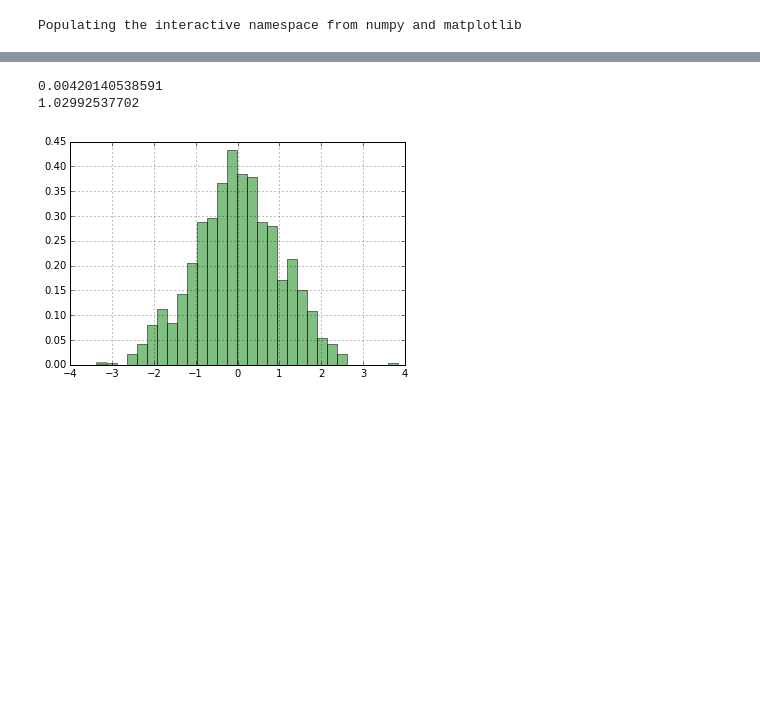
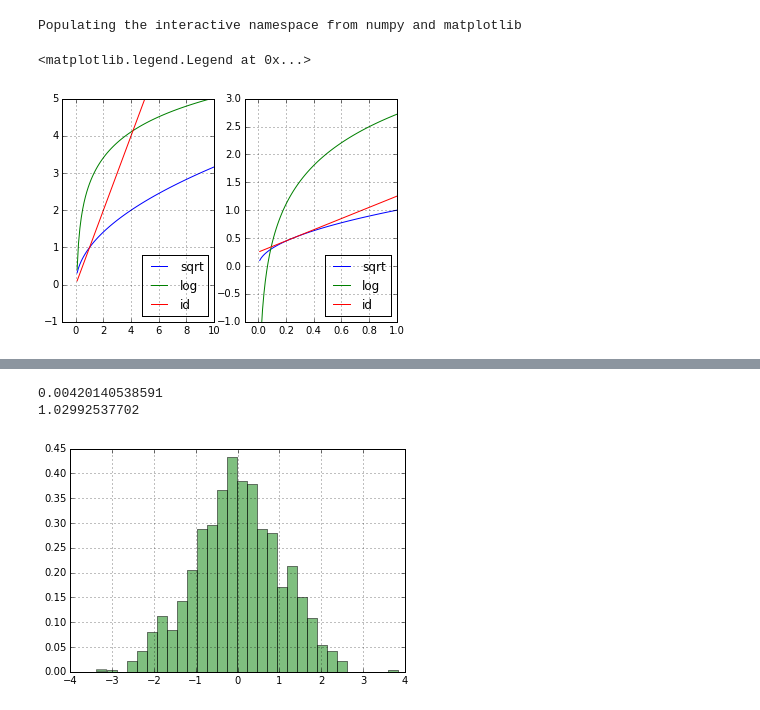
Before and after one commit to RawIron/data-hacks, a Jupyter notebook: basic_plot.ipynb, the cells around one changed output, grey strips where cells are left out. Drawn from its saved outputs; the diff is of its cells as text; code cells hidden in the pictures; blank space fills up the shorter version.

```diff
--- a/basic_plot.ipynb
+++ b/basic_plot.ipynb
@@ -2,4 +2,32 @@
 %pylab inline
 # %% [output]
 Populating the interactive namespace from numpy and matplotlib
+# %%
+ax = plt.subplot(1,2,1)
+d = linspace(0.1, 10, 100)
+
+plt.axis([-1, 10, -1, 5])
+plt.grid(True)
+
+plot(d, sqrt(d), label='sqrt')
+plot(d, log(d) + np.e, label='log')
+plot(d, d, label='id')
+
+plt.legend(loc='lower right')
+
+
+ax = plt.subplot(1,2,2)
+d = linspace(0.01, 1, 100)
+
+plt.axis([-0.1, 1, -1, 3])
+plt.grid(True)
+
+plot(d, sqrt(d), label='sqrt')
+plot(d, log(d) + np.e, label='log')
+plot(d, d + 0.25, label='id')
+
+plt.legend(loc='lower right')
+# %% [output]
+<matplotlib.legend.Legend at 0x...>
+[figure, added]
 # %%
```
Also changed, not shown: parts of 2 cells of this notebook.
